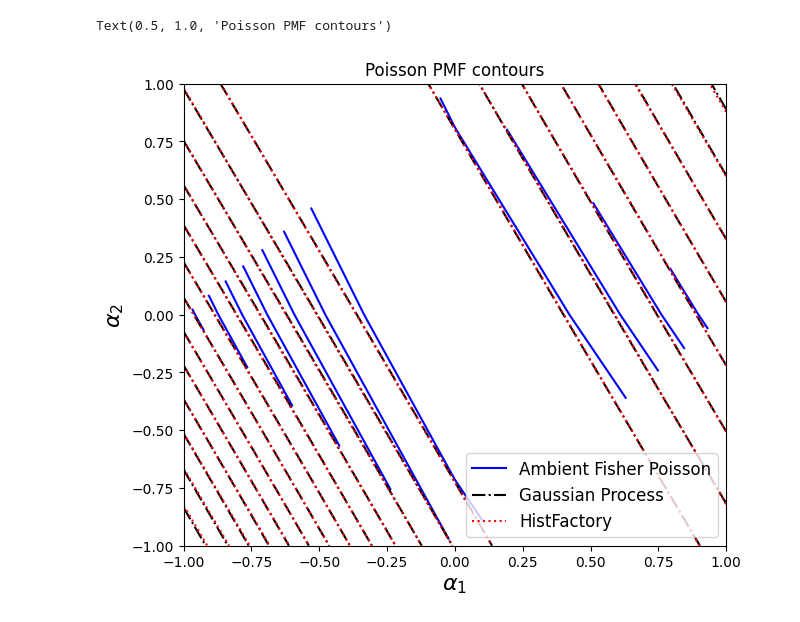
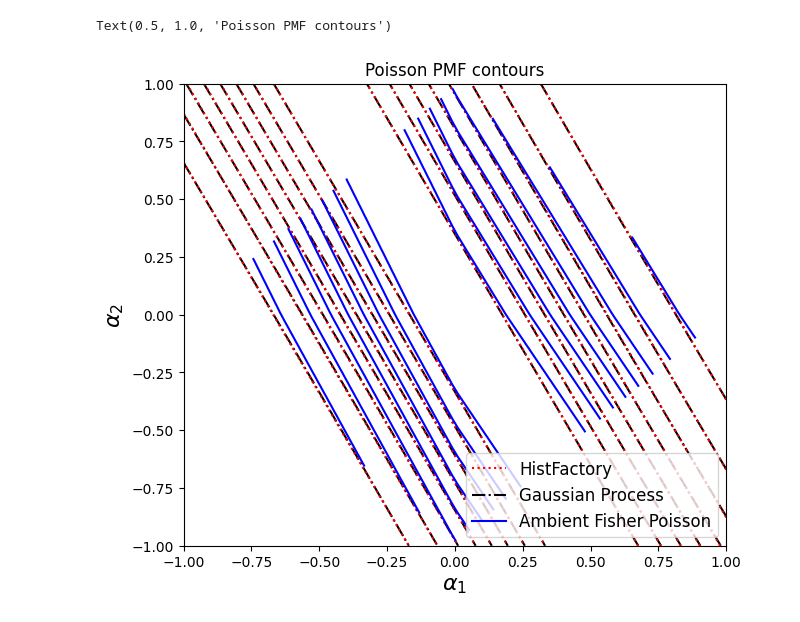
Before and after one commit to JaySandesara/histfactory_interpolation_tools, a Jupyter notebook: histfactoryv1_comparisons.ipynb, the cells around one changed output. Drawn from its saved outputs; the diff is of its cells as text; code cells hidden in the pictures.

```diff
--- a/histfactoryv1_comparisons.ipynb
+++ b/histfactoryv1_comparisons.ipynb
@@ -43,13 +44,13 @@ def hf_like_from_cross_anchors(alpha):
 
     alpha = jnp.asarray(alpha)
 
-    hist0 = jnp.array([5.0])
+    hist0 = jnp.array([50.0])
 
-    up1   = jnp.array([7.0])  # (+1, 0)
-    down1 = jnp.array([3.0])  # (-1, 0)
+    up1   = jnp.array([70.0])  # (+1, 0)
+    down1 = jnp.array([30.0])  # (-1, 0)
 
-    up2   = jnp.array([6.0])  # (0, +1)
-    down2 = jnp.array([4.0])  # (0, -1)
+    up2   = jnp.array([60.0])  # (0, +1)
+    down2 = jnp.array([40.0])  # (0, -1)
 
     p1 = evm.NormalParameter(value=alpha[0])
     p2 = evm.NormalParameter(value=alpha[1])
@@ -60,9 +61,9 @@ def hf_like_from_cross_anchors(alpha):
     # combine two independent systematics
     return (m1 @ m2)(hist0)
 # %%
-n_obs = np.array([5.0])
+n_obs = np.array([50.0])
 
-num_scan_points = 200
+num_scan_points = 100
 
 param_1_range = np.linspace(-1.0, 1.0, num=num_scan_points)
 param_2_range = np.linspace(-1.0, 1.0, num=num_scan_points)
@@ -95,12 +96,12 @@ for i in range(num_scan_points):
             pass
         try:
             nu = interp_pois.predict(alpha_target)
-            AF_pred_poisson[j, i] = poisson_pmf(nu)(n_obs)
+            AF_pred_poisson[j, i] = poisson_pmf(nu)(n_obs).item()
         except Exception:
             pass
 
         nu = hf_like_from_cross_anchors(alpha_target)
-        HF_pred[j, i] = poisson_pmf(nu)(n_obs)
+        HF_pred[j, i] = poisson_pmf(nu)(n_obs).item()
 
-        nu = interp_gp.predict(alpha_target) * anchor_nus[0]
-        GP_pred[j, i] = poisson_pmf(nu)(n_obs)
+        nu = interp_gp.predict(alpha_target, prior_mean = HF_pred[j, i] / anchor_nus[0]) * anchor_nus[0]
+        GP_pred[j, i] = poisson_pmf(nu)(n_obs).item()
@@ -146,39 +146,41 @@ levels = np.linspace(
         np.nanmin(HF_pred)),
     max(np.nanmax(AF_pred_poisson),
         np.nanmax(GP_pred),
         np.nanmax(HF_pred)),
-    15
+    10
 )
 
 plt.figure(figsize=(7, 6))
-
-cf = plt.contour(
-    param_1_range, param_2_range, AF_pred_poisson,
-    levels=levels, colors="blue", linewidths=1.5
-)
 
 plt.contour(
     param_1_range, param_2_range, GP_pred,
     levels=levels, colors="black", linestyles="-.", linewidths=1.5
 )
 
 plt.contour(
     param_1_range, param_2_range, HF_pred,
     levels=levels, colors="red", linestyles="dotted", linewidths=1.5
 )
 
+cf = plt.contour(
+    param_1_range, param_2_range, AF_pred_poisson,
+    levels=levels, colors="blue", linewidths=1.5
+)
+
+
+
 legend_elements = [
+    Line2D([0], [0], color="red", linestyle='dotted', label='HistFactory'),
+    Line2D([0], [0], color="black", linestyle='-.', label='Gaussian Process'),
     Line2D([0], [0], color="blue", label='Ambient Fisher Poisson'),
-    Line2D([0], [0], color="black", linestyle='-.', label='Gaussian Process'),
-    Line2D([0], [0], color="red", linestyle='dotted', label='HistFactory')
 ]
 
 plt.legend(handles=legend_elements, loc = 'lower right', fontsize = 12)
 
 plt.xlabel(r"$\alpha_1$", size = 16)
 plt.ylabel(r"$\alpha_2$", size = 16)
 
 plt.title('Poisson PMF contours')
 # %% [output]
 Text(0.5, 1.0, 'Poisson PMF contours')
-[figure, old version]
+[figure, new version]
```
Also changed, not shown: parts of 5 cells of this notebook, 2 other files.
